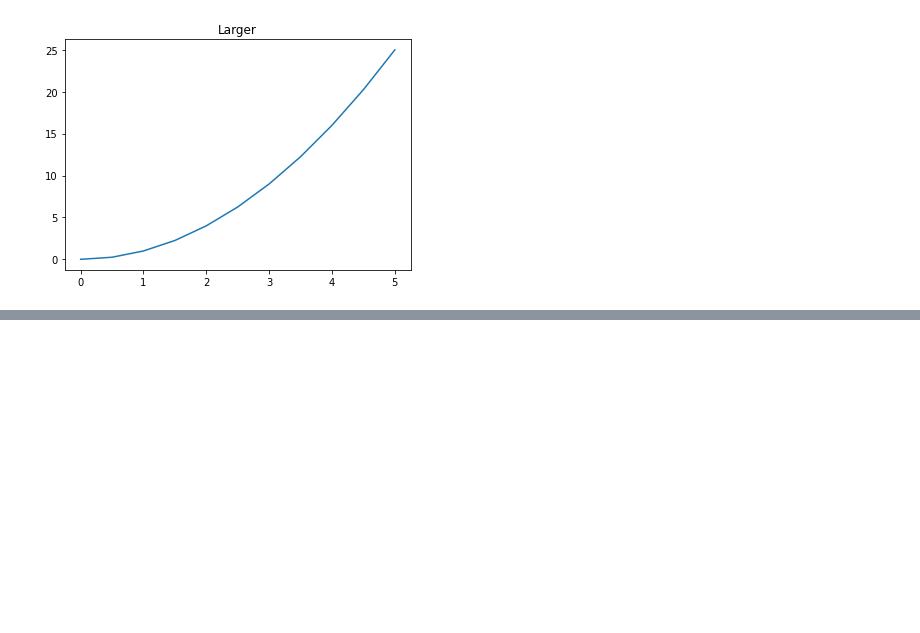
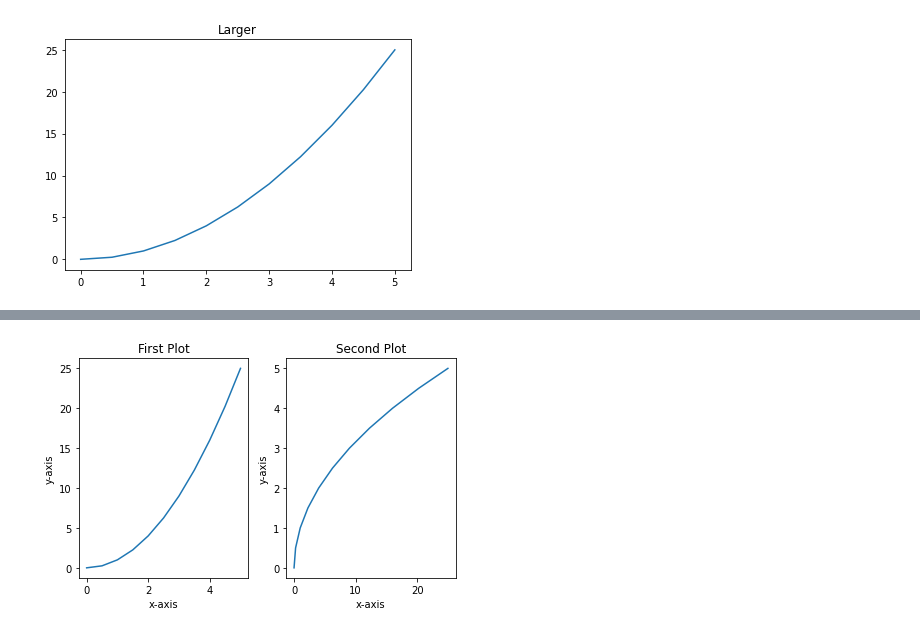
Before and after one commit to srinijadharani/Python-for-ML-and-DS, a Jupyter notebook: Day3(Matplotlib).ipynb, the cells around one changed output, grey strips where cells are left out. Drawn from its saved outputs; the diff is of its cells as text; code cells hidden in the pictures; blank space fills up the shorter version.

```diff
--- a/Day3(Matplotlib).ipynb
+++ b/Day3(Matplotlib).ipynb
@@ -88,0 +105,19 @@ plt.show()
+# %%
+fig,axes=plt.subplots(nrows=1,ncols=2)
+
+axes[0].plot(x,y) #index calling
+axes[0].set_xlabel("x-axis")
+axes[0].set_ylabel("y-axis")
+axes[0].set_title("First Plot")
+
+axes[1].plot(y,x)
+axes[1].set_xlabel("x-axis")
+axes[1].set_ylabel("y-axis")
+axes[1].set_title("Second Plot")
+
+plt.tight_layout() #takes care of the layout and orientation of the plots and prevents overlapping of the plots.
+#always recommended.
+
+plt.show()
+# %% [output]
+[figure, added]
```
Also changed, not shown: parts of 18 cells of this notebook.
